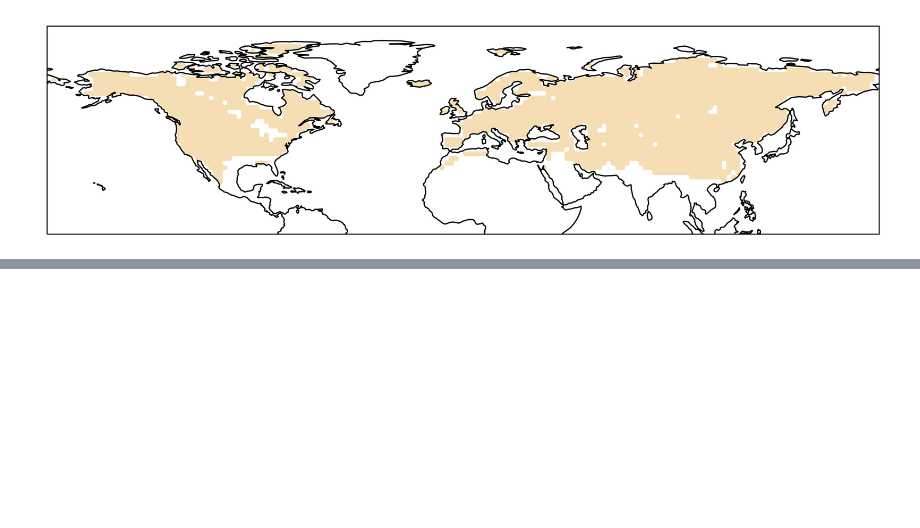
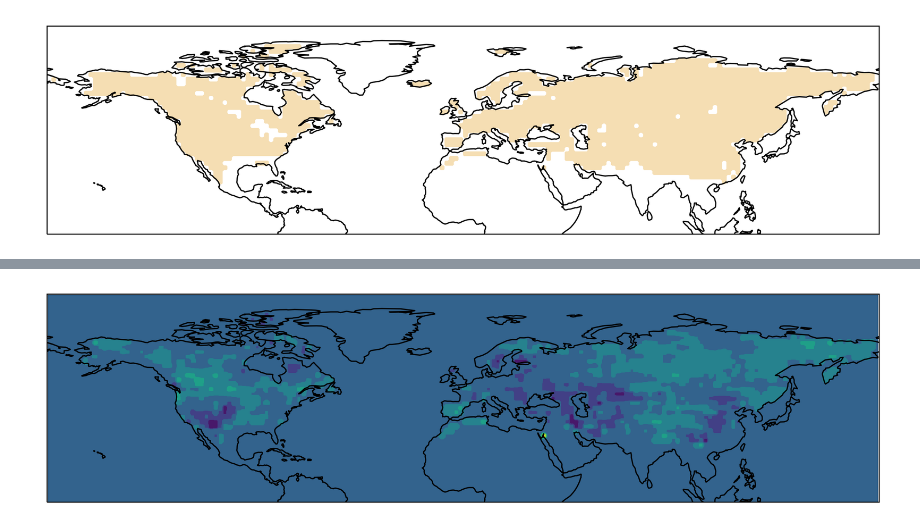
Before and after one commit to cruiseryy/mean_vs_median_temp, a Jupyter notebook: mask_convert.ipynb, the cells around one changed output, grey strips where cells are left out. Saved outputs shown, nothing was run; the diff lists cells and outputs as text; code cells hidden in the pictures; blank space fills up the shorter version.

```diff
--- a/mask_convert.ipynb
+++ b/mask_convert.ipynb
@@ -38,0 +69,10 @@ np.sum(mask[-5:, :])
+# %%
+lon = np.linspace(-179.5, 179.5, 360)
+lat = np.linspace(0, 89.5, 90)
+fig, ax = plt.subplots(figsize=(12,5), subplot_kw={'projection': ccrs.PlateCarree()})
+# ax.add_feature(cfeature.OCEAN, zorder=100, edgecolor='k')
+ax.coastlines()
+basemap0 = ax.contourf(lon, lat, swe_gridded, transform=ccrs.PlateCarree())
+ax.set_extent([-180, 180, 0, 90], crs=ccrs.PlateCarree())
+# %% [output]
+[figure, added]
```
Also changed, not shown: parts of 5 cells of this notebook, 5 other files.
